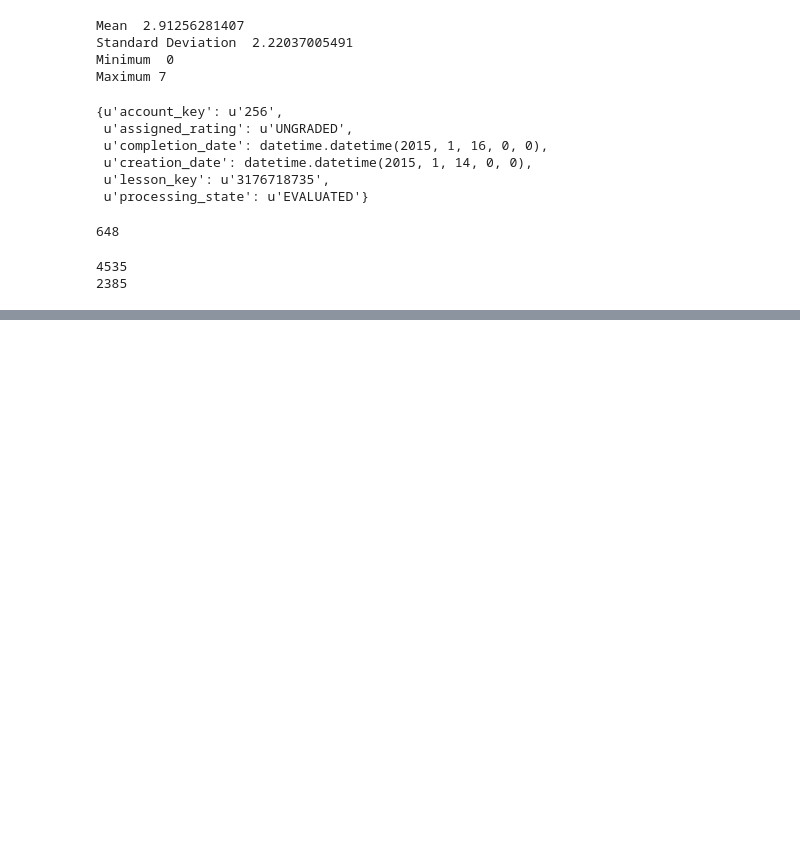
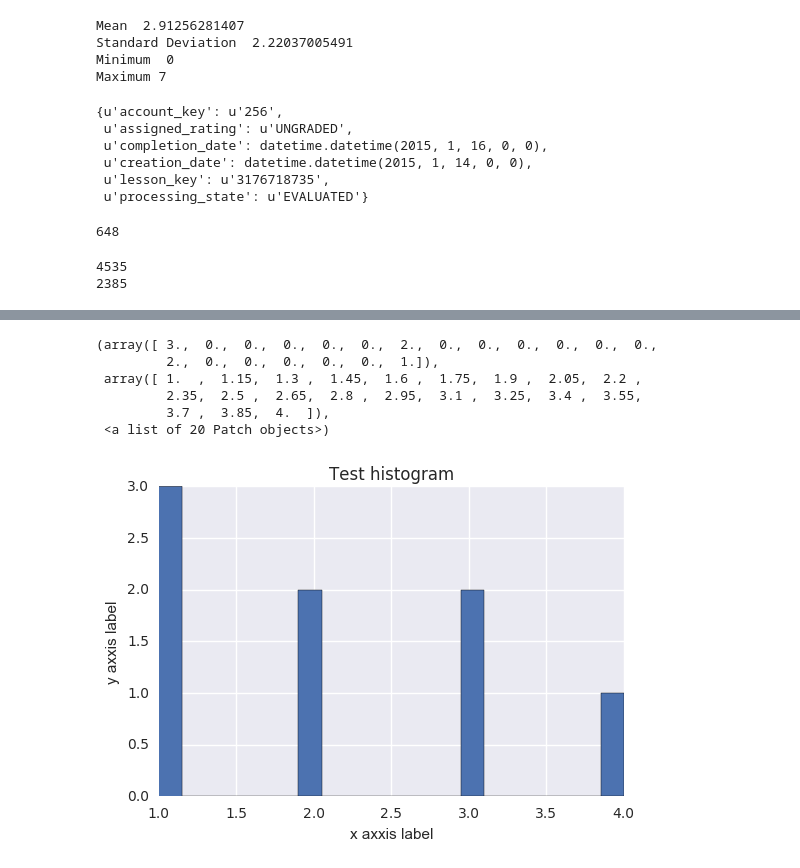
Before and after one commit to foncyc/udacity-intro-data-analysis, a Jupyter notebook: L1.ipynb, the cells around one changed output, grey strips where cells are left out. Drawn from its saved outputs; the diff is of its cells as text; code cells hidden in the pictures; blank space fills up the shorter version.

```diff
--- a/L1.ipynb
+++ b/L1.ipynb
@@ -357,0 +380,18 @@ print len(non_passing_engagement)
+# %%
+data = [1, 2, 1, 3, 3, 1, 4, 2]
+
+%matplotlib inline
+import matplotlib.pyplot as plt
+import seaborn as sns
+plt.title("Test histogram")
+plt.xlabel('x axxis label')
+plt.ylabel('y axxis label')
+plt.hist(data, bins=20)
+# %% [output]
+(array([ 3.,  0.,  0.,  0.,  0.,  0.,  2.,  0.,  0.,  0.,  0.,  0.,  0.,
+         2.,  0.,  0.,  0.,  0.,  0.,  1.]),
+ array([ 1.  ,  1.15,  1.3 ,  1.45,  1.6 ,  1.75,  1.9 ,  2.05,  2.2 ,
+         2.35,  2.5 ,  2.65,  2.8 ,  2.95,  3.1 ,  3.25,  3.4 ,  3.55,
+         3.7 ,  3.85,  4.  ]),
+ <a list of 20 Patch objects>)
+[figure, added]
```
Also changed, not shown: parts of 3 cells of this notebook.
